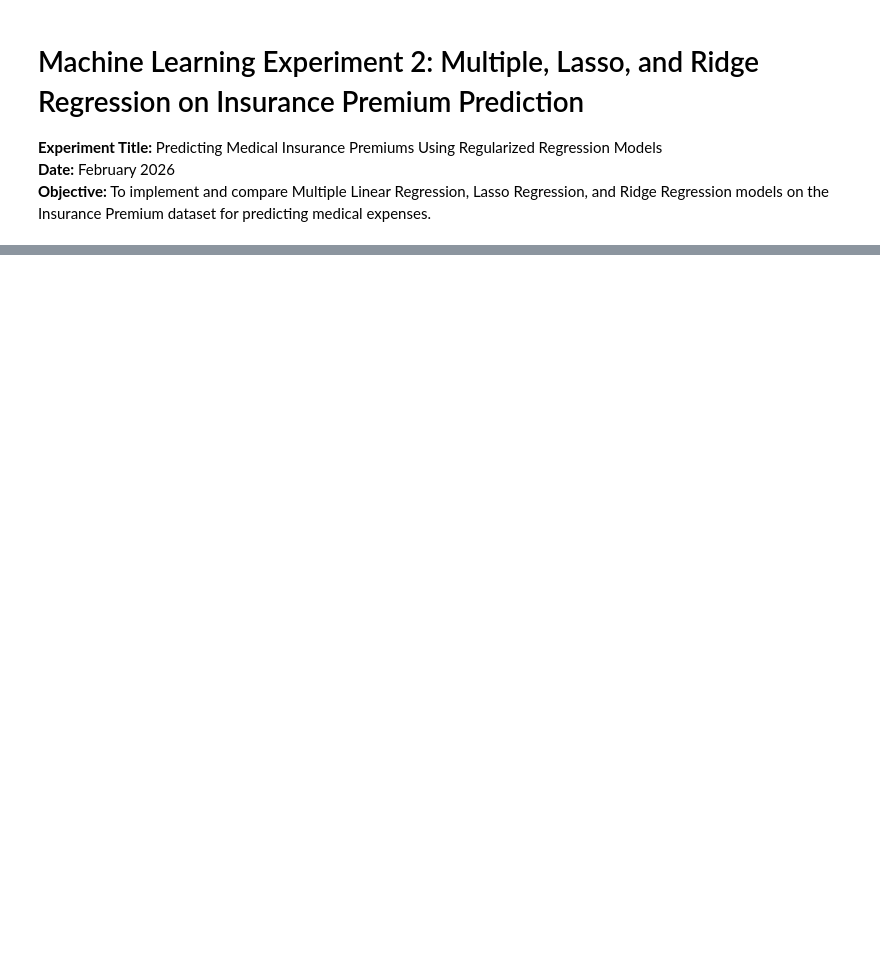
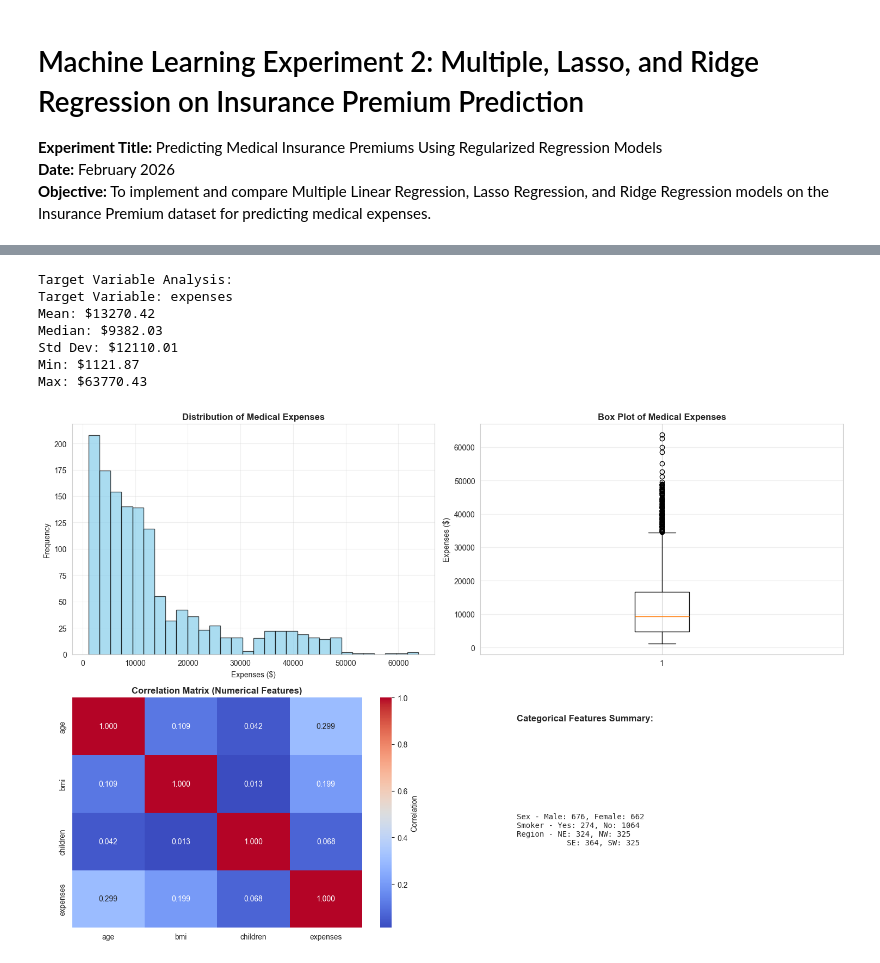
Before and after one commit to WhyAsh5114/MLDL, a Jupyter notebook: Exp2/Exp2.ipynb, the cells around one changed output, grey strips where cells are left out. Saved outputs shown, nothing was run; the diff lists cells and outputs as text; code cells hidden in the pictures; blank space fills up the shorter version.

```diff
--- a/Exp2/Exp2.ipynb
+++ b/Exp2/Exp2.ipynb
@@ -869,0 +122,57 @@ sns.set_style('whitegrid')
+# %%
+if df is not None:
+    # Target variable analysis
+    print("Target Variable Analysis:")
+    print(f"Target Variable: expenses")
+    print(f"Mean: ${df['expenses'].mean():.2f}")
+    print(f"Median: ${df['expenses'].median():.2f}")
+    print(f"Std Dev: ${df['expenses'].std():.2f}")
+    print(f"Min: ${df['expenses'].min():.2f}")
+    print(f"Max: ${df['expenses'].max():.2f}")
+
+    # Visualize target distribution and correlations
+    fig, axes = plt.subplots(2, 2, figsize=(15, 10))
+
+    # Histogram
+    axes[0, 0].hist(df['expenses'], bins=30, edgecolor='black', alpha=0.7, color='skyblue')
+    axes[0, 0].set_title('Distribution of Medical Expenses', fontweight='bold', fontsize=12)
+    axes[0, 0].set_xlabel('Expenses ($)')
+    axes[0, 0].set_ylabel('Frequency')
+    axes[0, 0].grid(True, alpha=0.3)
+
+    # Box plot
+    axes[0, 1].boxplot(df['expenses'], vert=True)
+    axes[0, 1].set_title('Box Plot of Medical Expenses', fontweight='bold', fontsize=12)
+    axes[0, 1].set_ylabel('Expenses ($)')
+    axes[0, 1].grid(True, alpha=0.3, axis='y')
+
+    # Correlation heatmap
+    correlation_data = df[['age', 'bmi', 'children', 'expenses']].corr()
+    sns.heatmap(correlation_data, annot=True, fmt='.3f', cmap='coolwarm', ax=axes[1, 0], cbar_kws={'label': 'Correlation'})
+    axes[1, 0].set_title('Correlation Matrix (Numerical Features)', fontweight='bold', fontsize=12)
+
+    # Categorical features distribution
+    categorical_features = df[['sex', 'smoker', 'region']].apply(pd.Series.value_counts)
+    axes[1, 1].axis('off')
+    axes[1, 1].text(0.1, 0.9, 'Categorical Features Summary:', fontsize=12, fontweight='bold', transform=axes[1, 1].transAxes)
+    summary_text = f"Sex - Male: {df['sex'].value_counts().get('male', 0)}, Female: {df['sex'].value_counts().get('female', 0)}\n"
+    summary_text += f"Smoker - Yes: {df['smoker'].value_counts().get('yes', 0)}, No: {df['smoker'].value_counts().get('no', 0)}\n"
+    summary_text += f"Region - NE: {(df['region']=='northeast').sum()}, NW: {(df['region']=='northwest').sum()}\n"
+    summary_text += f"           SE: {(df['region']=='southeast').sum()}, SW: {(df['region']=='southwest').sum()}"
+    axes[1, 1].text(0.1, 0.5, summary_text, fontsize=10, transform=axes[1, 1].transAxes, verticalalignment='top', family='monospace')
+
+    plt.tight_layout()
+    plt.show()
+else:
+    print("⚠️  Dataset not loaded. Please download 'insurance.csv' from:")
+    print("https://www.kaggle.com/datasets/noordeen/insurance-premium-prediction/data")
+    print("Place it in the same directory as this notebook to run the analysis.")
+# %% [output]
+Target Variable Analysis:
+Target Variable: expenses
+Mean: $13270.42
+Median: $9382.03
+Std Dev: $12110.01
+Min: $1121.87
+Max: $63770.43
+[figure, added]
```
Also changed, not shown: parts of 61 cells of this notebook, 3 other files.
